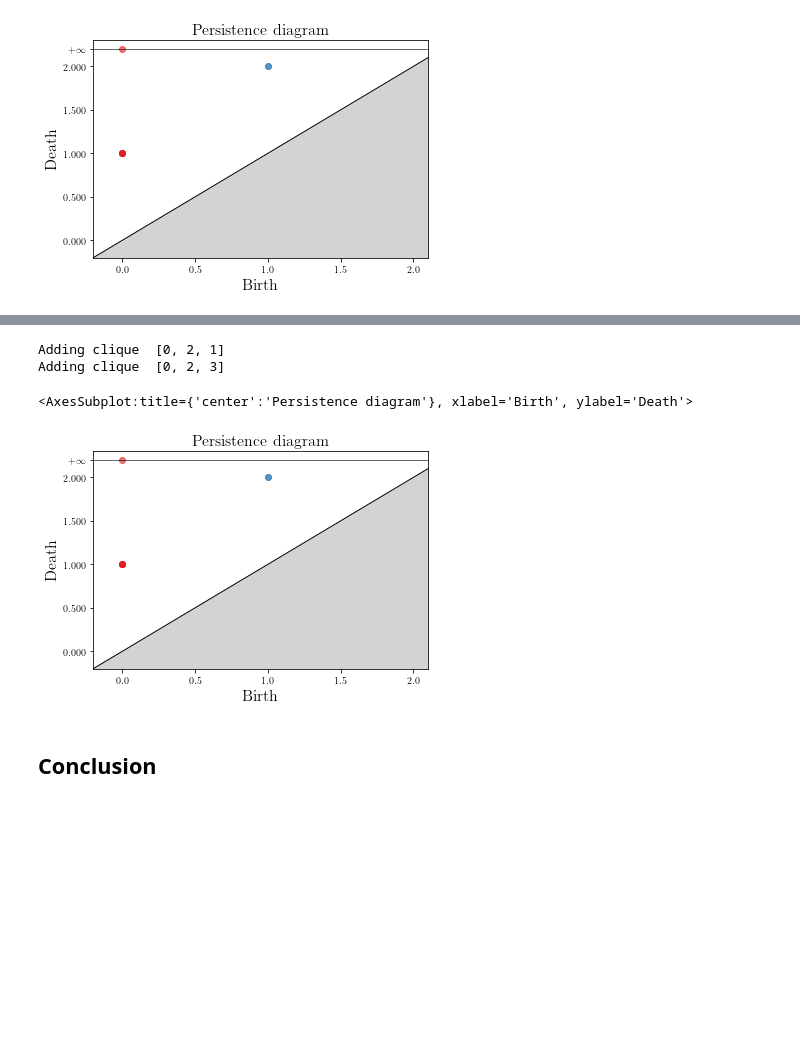
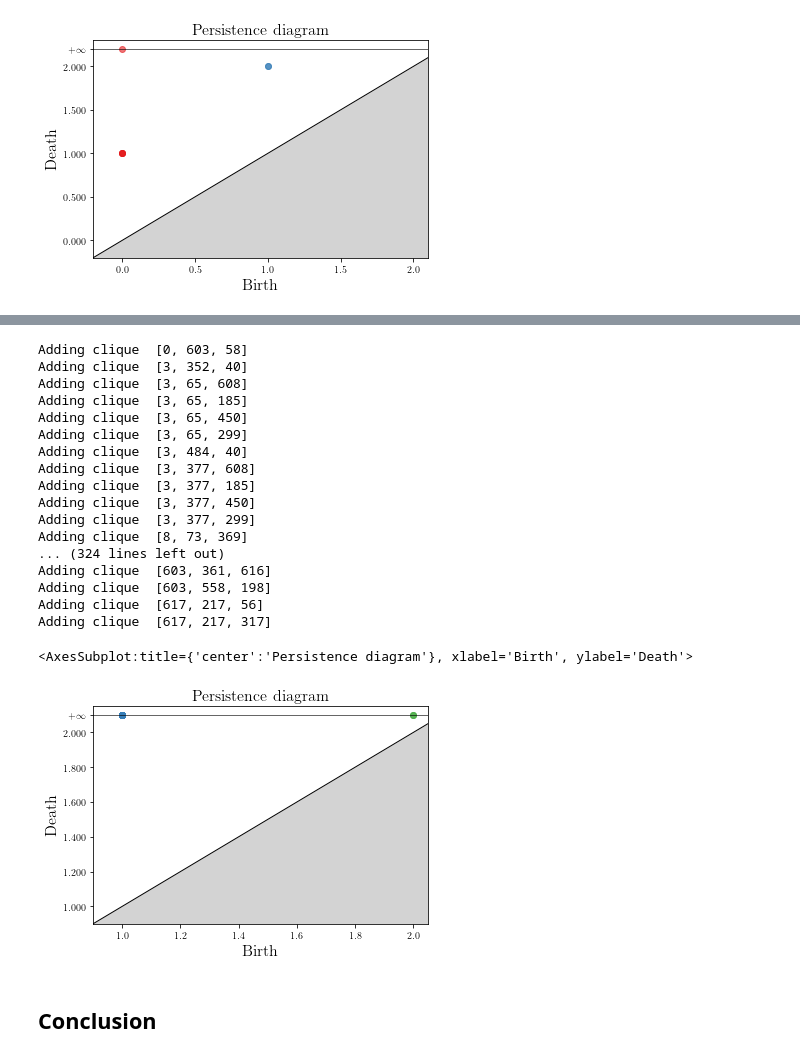
Before and after one commit to ben300694/jupyter-TDA, a Jupyter notebook: persistent_homology_15_min_intro.ipynb, the cells around one changed output, grey strips where cells are left out. Drawn from its saved outputs; the diff is of its cells as text; code cells hidden in the pictures; blank space fills up the shorter version.

```diff
--- a/persistent_homology_15_min_intro.ipynb
+++ b/persistent_homology_15_min_intro.ipynb
@@ -148,10 +143,10 @@ def simplex_2_complex_from_csv(path_to_csv, delimiter=','):
     """
     Input: Path to csv file with list of edges
 
-    Output: 1-skeleton of simplex tree
+    Output: 2-skeleton of simplex tree for clique complex
     """
     # Create networkx graph from edge list
-    G_nx = networkx.read_edgelist('/home/ben/git-source/jupyter-TDA/datasets/toy_graph.txt', delimiter=',', nodetype=int)
+    G_nx = networkx.read_edgelist(path_to_csv, delimiter=',', nodetype=int)
 
     # Create simplex tree
     st = gudhi.SimplexTree()
@@ -222,22 +217,37 @@ gudhi.plot_persistence_diagram(fb_pages_food_bar)
 # %%
 # Import the real data graph and build 2-complex
 
-path_to_fb_pages_food_csv = '/home/ben/git-source/jupyter-TDA/datasets/fb-pages-food/fb-pages-food.edges'
+path_to_fb_pages_food_csv = './datasets/fb-pages-food/fb-pages-food.edges'
 
 fb_pages_food_st = simplex_2_complex_from_csv(path_to_fb_pages_food_csv)
 
 #for simplex in fb_pages_food_st.get_filtration():
 #    print(simplex)
 
-fb_pages_food_bar = fb_pages_food_st.persistence(min_persistence=0.0, persistence_dim_max=True)
+fb_pages_food_bar = fb_pages_food_st.persistence(min_persistence=-1.0, persistence_dim_max=True)
 #print(fb_pages_food_bar)
 
 gudhi.plot_persistence_diagram(fb_pages_food_bar)
 # %% [output]
-Adding clique  [0, 2, 1]
-Adding clique  [0, 2, 3]
+Adding clique  [0, 603, 58]
+Adding clique  [3, 352, 40]
+Adding clique  [3, 65, 608]
+Adding clique  [3, 65, 185]
+Adding clique  [3, 65, 450]
+Adding clique  [3, 65, 299]
+Adding clique  [3, 484, 40]
+Adding clique  [3, 377, 608]
+Adding clique  [3, 377, 185]
+Adding clique  [3, 377, 450]
+Adding clique  [3, 377, 299]
+Adding clique  [8, 73, 369]
+... (324 lines left out)
+Adding clique  [603, 361, 616]
+Adding clique  [603, 558, 198]
+Adding clique  [617, 217, 56]
+Adding clique  [617, 217, 317]
 <AxesSubplot:title={'center':'Persistence diagram'}, xlabel='Birth', ylabel='Death'>
-[figure, old version]
+[figure, new version]
 # %% [markdown]
 ## Conclusion
 # %%
```
Also changed, not shown: parts of 5 cells of this notebook, 1 other file.
